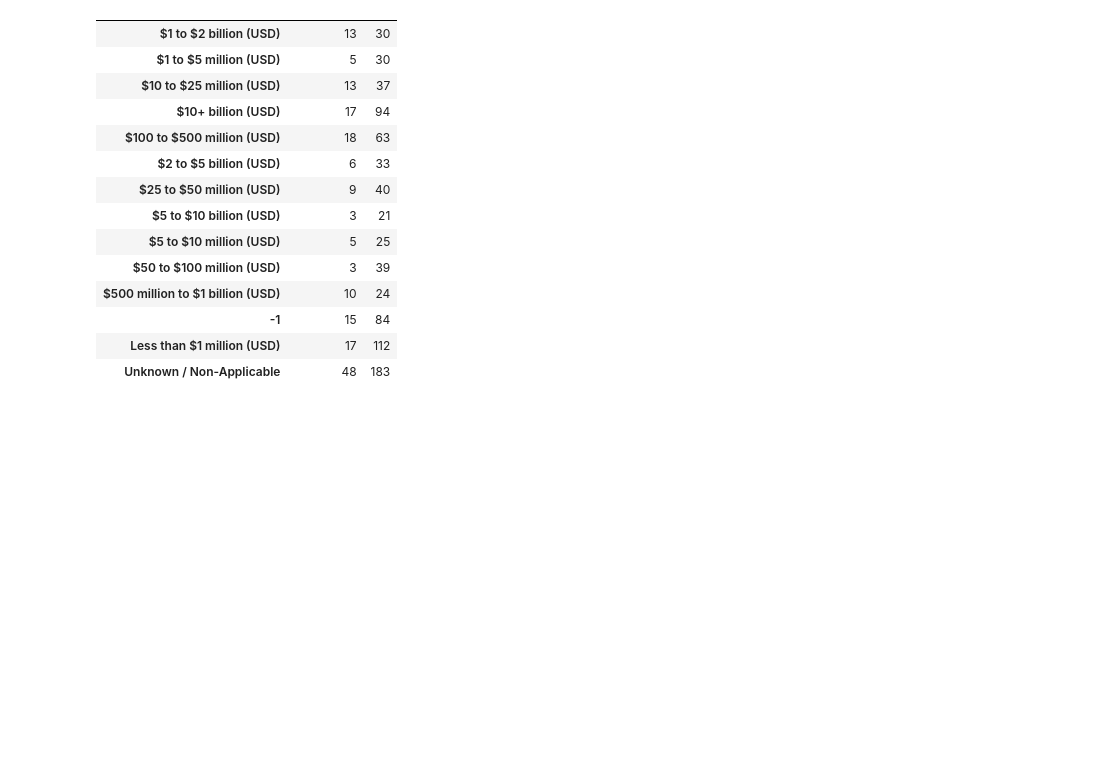
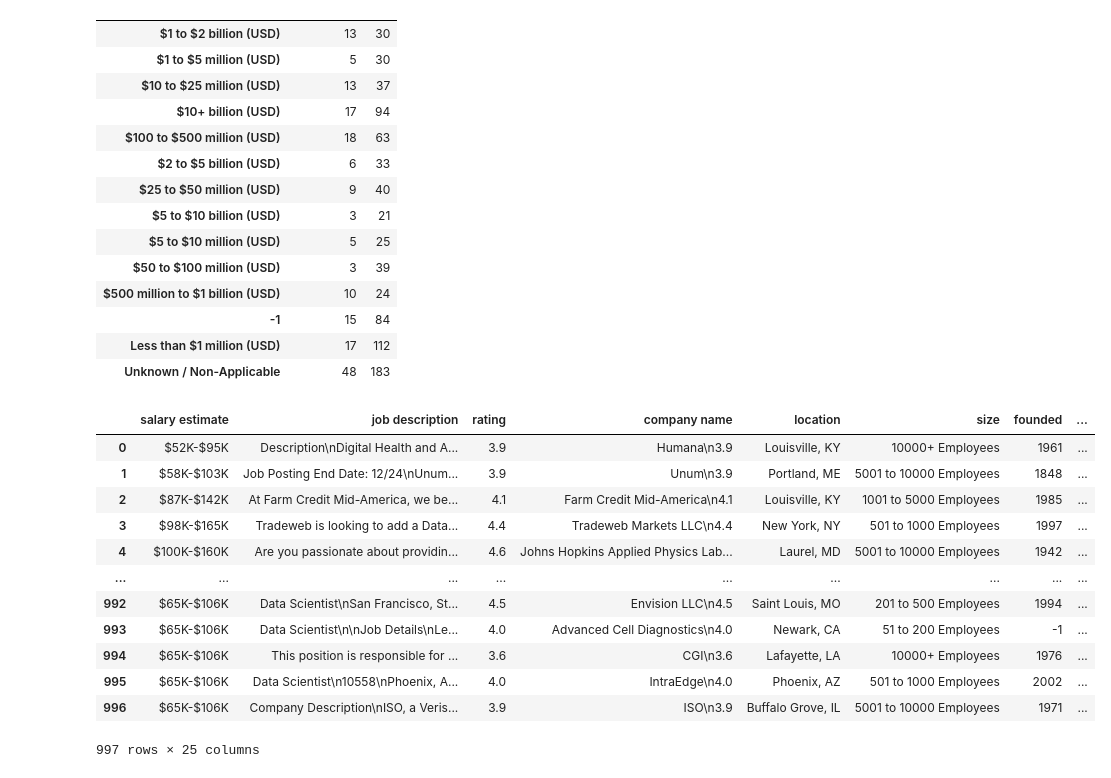
Before and after one commit to iman-kamkar/Data-Science-Salary-Prediction, a Jupyter notebook: Exploratory Data Analysis.ipynb, the cells around one changed output. Drawn from its saved outputs; the diff is of its cells as text; code cells hidden in the pictures; blank space fills up the shorter version.

Commit message:
added eda-data.csv

```diff
--- a/Exploratory Data Analysis.ipynb
+++ b/Exploratory Data Analysis.ipynb
@@ -295,3 +295,19 @@ pd.pivot_table(df_pivots, index='revenue', columns=['python'], values=['avg_sala
 | -1 | 15 | 84 |
 | Less than $1 million (USD) | 17 | 112 |
 | Unknown / Non-Applicable | 48 | 183 |
+# %%
+df
+# %% [output]
+|  | salary estimate | job description | rating | company name | location | size | founded | ... |
+| 0 | $52K-$95K | Description\nDigital Health and A... | 3.9 | Humana\n3.9 | Louisville, KY | 10000+ Employees | 1961 | ... |
+| 1 | $58K-$103K | Job Posting End Date: 12/24\nUnum... | 3.9 | Unum\n3.9 | Portland, ME | 5001 to 10000 Employees | 1848 | ... |
+| 2 | $87K-$142K | At Farm Credit Mid-America, we be... | 4.1 | Farm Credit Mid-America\n4.1 | Louisville, KY | 1001 to 5000 Employees | 1985 | ... |
+| 3 | $98K-$165K | Tradeweb is looking to add a Data... | 4.4 | Tradeweb Markets LLC\n4.4 | New York, NY | 501 to 1000 Employees | 1997 | ... |
+| 4 | $100K-$160K | Are you passionate about providin... | 4.6 | Johns Hopkins Applied Physics Lab... | Laurel, MD | 5001 to 10000 Employees | 1942 | ... |
+| ... | ... | ... | ... | ... | ... | ... | ... | ... |
+| 992 | $65K-$106K | Data Scientist\nSan Francisco, St... | 4.5 | Envision LLC\n4.5 | Saint Louis, MO | 201 to 500 Employees | 1994 | ... |
+| 993 | $65K-$106K | Data Scientist\n\nJob Details\nLe... | 4.0 | Advanced Cell Diagnostics\n4.0 | Newark, CA | 51 to 200 Employees | -1 | ... |
+| 994 | $65K-$106K | This position is responsible for ... | 3.6 | CGI\n3.6 | Lafayette, LA | 10000+ Employees | 1976 | ... |
+| 995 | $65K-$106K | Data Scientist\n10558\nPhoenix, A... | 4.0 | IntraEdge\n4.0 | Phoenix, AZ | 501 to 1000 Employees | 2002 | ... |
+| 996 | $65K-$106K | Company Description\nISO, a Veris... | 3.9 | ISO\n3.9 | Buffalo Grove, IL | 5001 to 10000 Employees | 1971 | ... |
+997 rows × 25 columns
```
Also changed, not shown: parts of 3 cells of this notebook, 1 other file.
